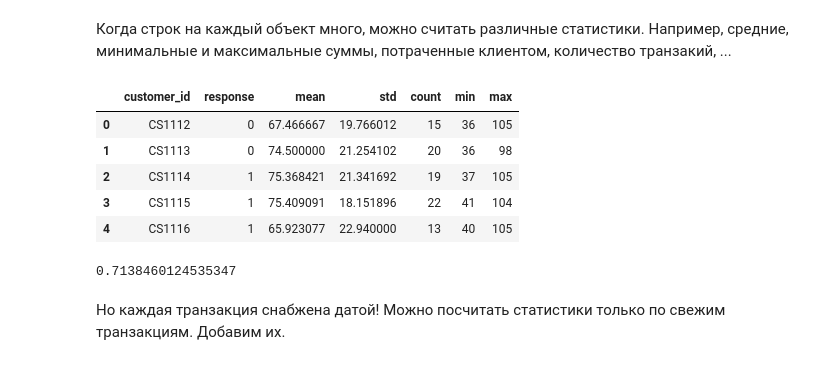
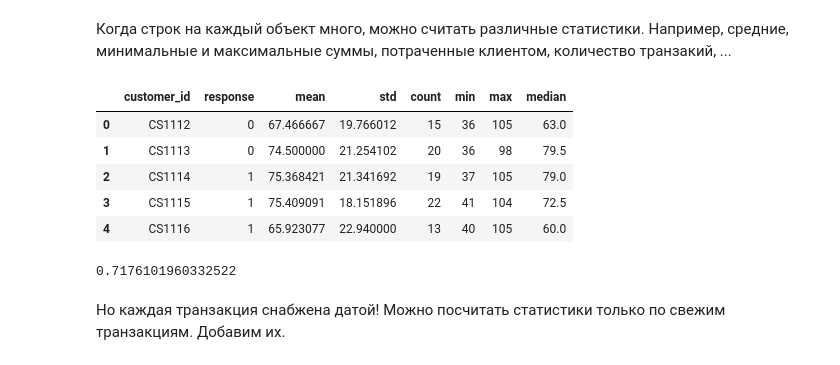
Before and after one commit to Aktsvigun/ml-1-mldis, a Jupyter notebook: seminars/sem07-features.ipynb, the cells around one changed output. Saved outputs shown, nothing was run; the diff lists cells and outputs as text; code cells hidden in the pictures.

```diff
--- a/seminars/sem07-features.ipynb
+++ b/seminars/sem07-features.ipynb
@@ -291,18 +319,18 @@ from sklearn.model_selection import cross_val_score
 Когда строк на каждый объект много, можно считать различные статистики. Например, средние, минимальные и максимальные суммы, потраченные клиентом, количество транзакий, ...
 # %%
 agg_transactions = transactions.groupby('customer_id').tran_amount.agg(
-    ['mean', 'std', 'count', 'min', 'max']).reset_index()
+    ['mean', 'std', 'count', 'min', 'max', 'median']).reset_index()
 
 data = pd.merge(customers, agg_transactions, how='left', on='customer_id')
 
 data.head()
 # %% [output]
-|  | customer_id | response | mean | std | count | min | max |
-| 0 | CS1112 | 0 | 67.466667 | 19.766012 | 15 | 36 | 105 |
-| 1 | CS1113 | 0 | 74.500000 | 21.254102 | 20 | 36 | 98 |
-| 2 | CS1114 | 1 | 75.368421 | 21.341692 | 19 | 37 | 105 |
-| 3 | CS1115 | 1 | 75.409091 | 18.151896 | 22 | 41 | 104 |
-| 4 | CS1116 | 1 | 65.923077 | 22.940000 | 13 | 40 | 105 |
+|  | customer_id | response | mean | std | count | min | max | median |
+| 0 | CS1112 | 0 | 67.466667 | 19.766012 | 15 | 36 | 105 | 63.0 |
+| 1 | CS1113 | 0 | 74.500000 | 21.254102 | 20 | 36 | 98 | 79.5 |
+| 2 | CS1114 | 1 | 75.368421 | 21.341692 | 19 | 37 | 105 | 79.0 |
+| 3 | CS1115 | 1 | 75.409091 | 18.151896 | 22 | 41 | 104 | 72.5 |
+| 4 | CS1116 | 1 | 65.923077 | 22.940000 | 13 | 40 | 105 | 60.0 |
 # %%
 from sklearn.linear_model import LogisticRegression
 
@@ -310,10 +338,10 @@ np.mean(cross_val_score(
     LogisticRegression(solver='newton-cg'),
     X=data.drop(['customer_id', 'response'], axis=1),
     y=data.response,
-    cv=StratifiedKFold(n_splits=3),
+    cv=StratifiedKFold(n_splits=5),
     scoring='roc_auc'))
 # %% [output]
-0.7138460124535347
+0.7176101960332522
 # %% [markdown]
 Но каждая транзакция снабжена датой! Можно посчитать статистики только по свежим транзакциям. Добавим их.
 # %%
```
Also changed, not shown: parts of 12 cells of this notebook, 2 other files.
